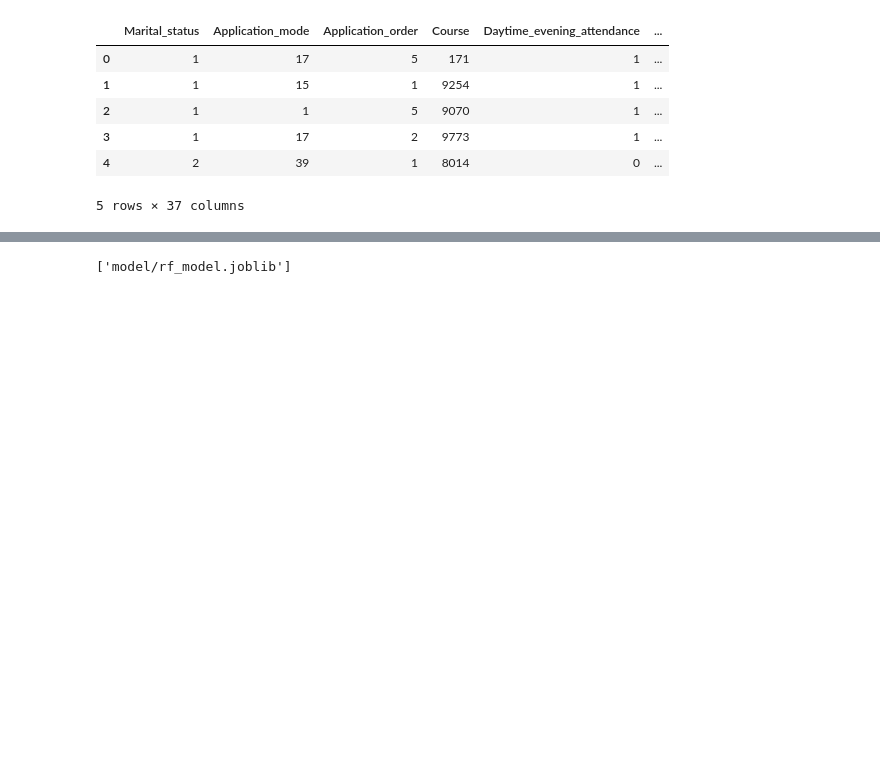
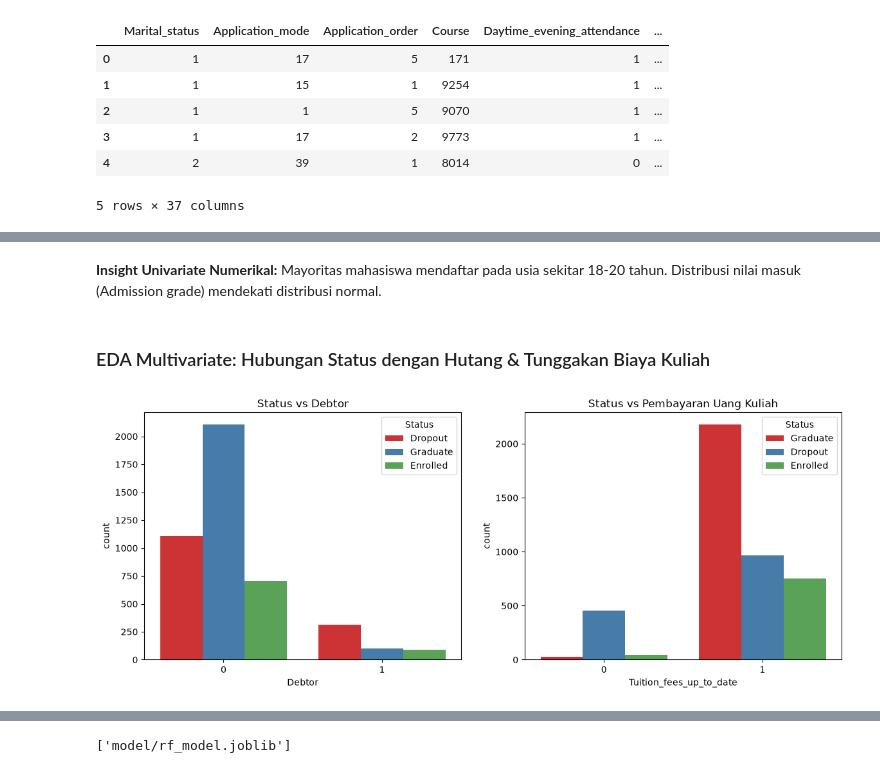
Before and after one commit to FikriArs/Belajar-Penerapan-Data-Science-Tugas-Akhir, a Jupyter notebook: notebook.ipynb, the cells around one changed output, grey strips where cells are left out. Saved outputs shown, nothing was run; the diff lists cells and outputs as text; code cells hidden in the pictures; blank space fills up the shorter version.

```diff
--- a/notebook.ipynb
+++ b/notebook.ipynb
@@ -57,0 +83,14 @@ Insight: Dataset memiliki 4424 baris. Target variabel didominasi oleh kelas 'Gra
+# %% [markdown]
+**Insight Univariate Numerikal:** Mayoritas mahasiswa mendaftar pada usia sekitar 18-20 tahun. Distribusi nilai masuk (Admission grade) mendekati distribusi normal.
+# %% [markdown]
+### EDA Multivariate: Hubungan Status dengan Hutang & Tunggakan Biaya Kuliah
+# %%
+fig, axes = plt.subplots(1, 2, figsize=(14, 5))
+sns.countplot(data=df, x='Debtor', hue='Status', palette='Set1', ax=axes[0])
+axes[0].set_title('Status vs Debtor')
+
+sns.countplot(data=df, x='Tuition_fees_up_to_date', hue='Status', palette='Set1', ax=axes[1])
+axes[1].set_title('Status vs Pembayaran Uang Kuliah')
+plt.show()
+# %% [output]
+[figure, added]
```
Also changed, not shown: parts of 25 cells of this notebook, 1 other file.
